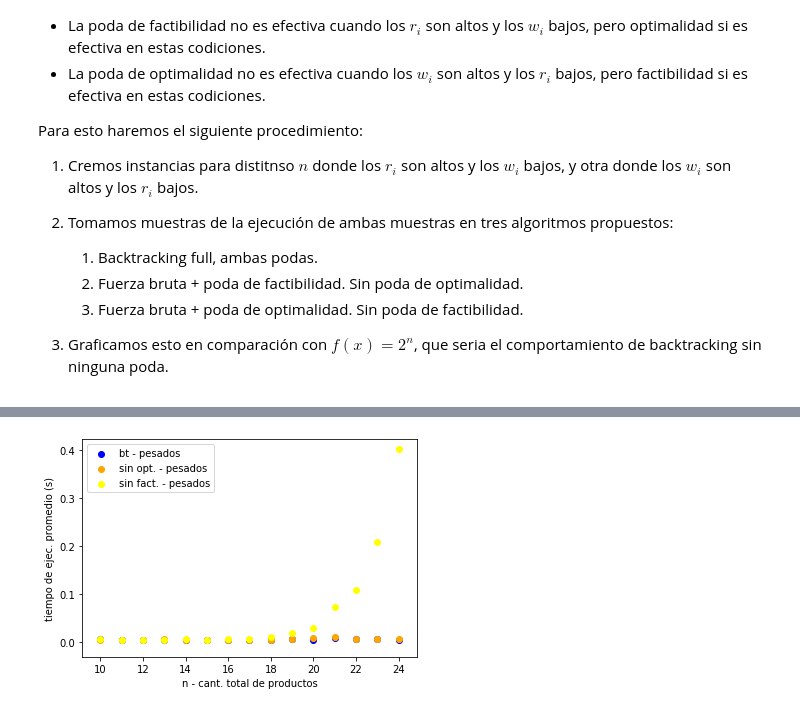
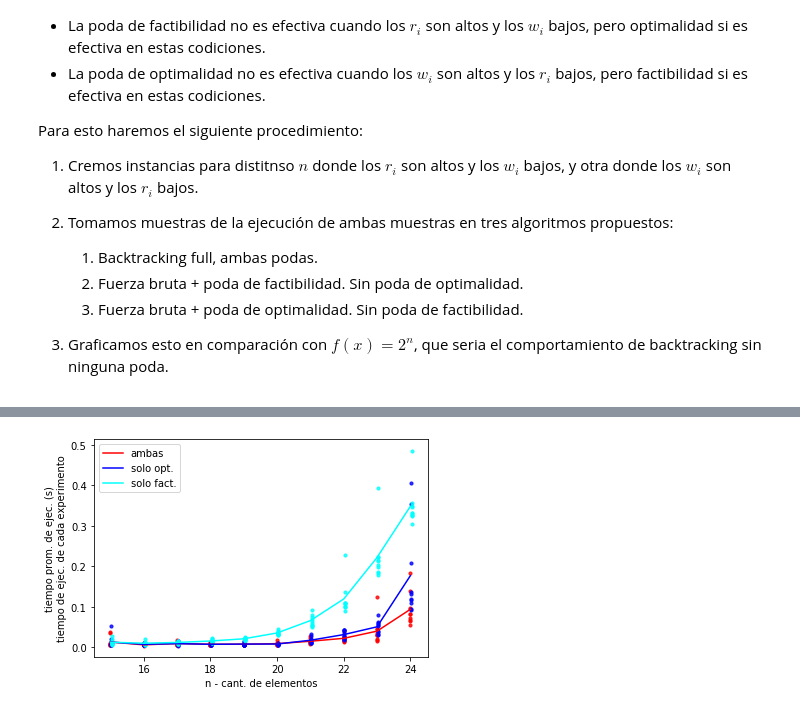
Before and after one commit to ilanolkies/algo3-tp1, a Jupyter notebook: notebooks/podas.ipynb, the cells around one changed output, grey strips where cells are left out. Cells and saved outputs as stored; diff of their text form; code cells hidden in the pictures.

Commit message:
fin podas

```diff
--- a/notebooks/podas.ipynb
+++ b/notebooks/podas.ipynb
@@ -85,4 +85,17 @@ def experimentar(ns, path):
         tiempos_fact.append(tiempo_acum_fact)
 
     return [timepos_ambas, tiempos_opt, tiempos_fact]
+# %%
+def graf_prom(ns, y, k, color, label):
+    prom_ambas = [np.mean(y[k][i]) for i in range(len(y[0]))]
+    plt.plot(ns, prom_ambas, color = color, label = label)
+
+def graficar(ns, y, i, color):
+    rows = [[] for i in range(_k)]
+
+    for j in range(_k):
+        for k in range(ns.size):
+            rows[j].append(y[i][k][j])
+    for j in range(len(rows)):
+        plt.scatter(ns + i * 0.02, rows[j], color = color, alpha=0.8, s = 10)
 # %% [markdown]
@@ -171,19 +136,9 @@ No se ve muy bien para los resistentes...
+# %%
+# Vamos con los resistentes
+ns_resistentes = np.arange(15, 25)
+_k = 10
 # %%
+# Generacion de casos
 !rm -rf ../instancias/podas/resistentes
 !mkdir ../instancias/podas/resistentes
-ns_resistentes = np.arange(10, 25)
-gen(ns_resistentes, "../instancias/podas/resistentes/", _w = (1, 100), _r = (1000, 1500), k = _k)
-y_resistentes = experimentar(ns_resistentes, "instancias/podas/resistentes/")
+gen(ns_resistentes, "../instancias/podas/resistentes/", _w = (3, 5), _r = (40, 50), k = _k)
-# %%
-plt.scatter(ns_resistentes, y_resistentes[0], color = 'blue', label = "bt - pesados")
-plt.scatter(ns_resistentes, y_resistentes[1], color = 'orange', label = "sin opt. - pesados")
-plt.scatter(ns_resistentes, y_resistentes[2], color = 'yellow', label = "sin fact. - pesados")
-
-plt.xlabel("n - cant. total de productos")
-plt.ylabel("tiempo de ejec. promedio (s)")
-plt.legend()
-
-# Show the plot
-plt.show()
-# %% [output]
-[figure, removed]
@@ -189,0 +149,15 @@ plt.show()
+# %%
+graf_prom(ns_resistentes, y_resistentes, 0, 'red', 'ambas')
+graf_prom(ns_resistentes, y_resistentes, 1, 'blue', 'solo opt.')
+graf_prom(ns_resistentes, y_rexsistentes, 2, 'cyan', 'solo fact.')
+plt.legend()
+graficar(ns_resistentes, y_resistentes, 0, 'red')
+graficar(ns_resistentes, y_resistentes, 1, 'blue')
+graficar(ns_resistentes, y_resistentes, 2, 'cyan')
+
+plt.xlabel('n - cant. de elementos')
+plt.ylabel('tiempo prom. de ejec. (s)\ntiempo de ejec. de cada experimento')
+
+plt.show()
+# %% [output]
+[figure, added]
```
Also changed, not shown: parts of 14 cells of this notebook.
